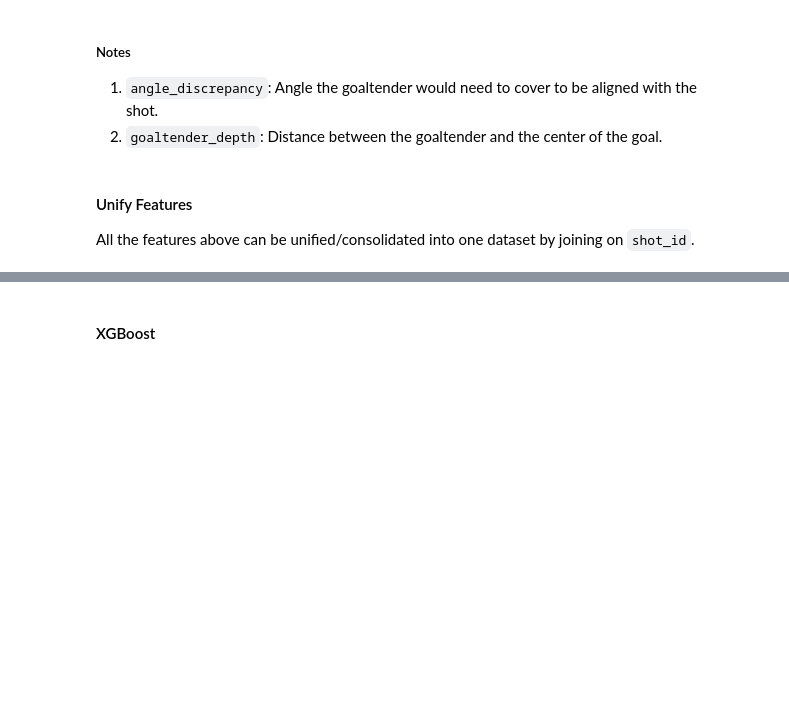
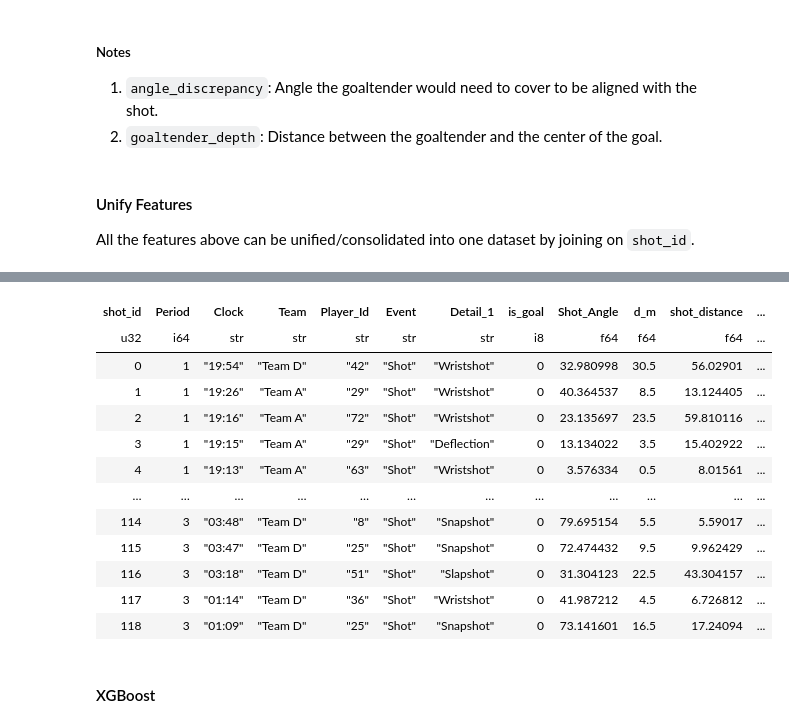
Before and after one commit to howardbaik/player-tracking-data, a Jupyter notebook: inspect-data.ipynb, the cells around one changed output, grey strips where cells are left out. Saved outputs shown, nothing was run; the diff lists cells and outputs as text; code cells hidden in the pictures; blank space fills up the shorter version.

Commit message:
Work on XGBoost section

```diff
--- a/inspect-data.ipynb
+++ b/inspect-data.ipynb
@@ -1161,3 +1173,75 @@ shot_goaltender = (
 #### Unify Features
 
 All the features above can be unified/consolidated into one dataset by joining on `shot_id`.
+# %%
+# Unify all expected-goals features into one per-shot dataset by joining on shot_id.
+#
+# Shot Location was computed display-only above, so its features are recomputed here
+# keyed by shot_id (same logic: normalize to the right side, then angle/distances).
+# The other sections already produce shot_id-keyed tables: shot_speeds (Shooter
+# Motion), pressure (Pressure), crossings + avg_speed (Pre-Shot Movement),
+# total_occlusion (Traffic), goaltender_positioning (Goaltender Positioning).
+
+shot_location = (
+    shots
+    # Normalize to right side
+    .with_columns(
+        pl.when(pl.col("X_Coordinate") < 0)
+        .then(-pl.col("X_Coordinate"))
+        .otherwise(pl.col("X_Coordinate"))
+        .alias("X_Coordinate"),
+
+        pl.when(pl.col("X_Coordinate") < 0)
+        .then(-pl.col("Y_Coordinate"))
+        .otherwise(pl.col("Y_Coordinate"))
+        .alias("Y_Coordinate"),
+    )
+    # Shot angle (degrees), meridian distance, and distance to goal
+    .with_columns(
+        (
+            pl.arctan2(pl.col("Y_Coordinate"), 89 - pl.col("X_Coordinate"))
+            .abs()
+            * (180 / math.pi)
+        ).alias("Shot_Angle"),
+        pl.col("Y_Coordinate").abs().alias("d_m"),
+    )
+    .with_columns(
+        ((89 - pl.col("X_Coordinate")).pow(2) + pl.col("Y_Coordinate").pow(2))
+        .sqrt()
+        .alias("shot_distance"),
+    )
+    .select("shot_id", "Shot_Angle", "d_m", "shot_distance")
+)
+
+shot_features = (
+    shots.select("shot_id", "Period", "Clock", "Clock_Seconds", "Team", "Player_Id", "Event", "Detail_1")
+    .with_columns((pl.col("Event") == "Goal").cast(pl.Int8).alias("is_goal"))
+    # Shot Location
+    .join(shot_location, on="shot_id", how="left")
+    # Shooter Motion
+    .join(
+        shot_speeds.select("shot_id", "shooter_speed_fps", "shooter_speed_mph", "match_quality"),
+        on="shot_id", how="left",
+    )
+    # Pressure
+    .join(pressure, on="shot_id", how="left")
+    # Pre-Shot Movement
+    .join(crossings, on="shot_id", how="left")
+    .join(avg_speed, on="shot_id", how="left")
+    # Traffic
+    .join(total_occlusion, on="shot_id", how="left")
+    # Goaltender Positioning
+    .join(goaltender_positioning, on="shot_id", how="left")
+    .sort(["Period", "Clock_Seconds"], descending=[False, True])
+    .drop("Clock_Seconds")
+)
+
+print(f"{shot_features.height} shots x {shot_features.width} columns "
+      f"({shot_features['is_goal'].sum()} goals)")
+print("nulls per column:", shot_features.null_count().row(0, named=True))
+
+
+# Final output:
+#  A single table with one row per shot and all expected-goals features ready for modeling.
+shot_features
+# %% [output]
@@ -1164,3 +1251,16 @@ All the features above can be unified/consolidated into one dataset by joining o
+| shot_id | Period | Clock | Team | Player_Id | Event | Detail_1 | is_goal | Shot_Angle | d_m | shot_distance | ... |
+| u32 | i64 | str | str | str | str | str | i8 | f64 | f64 | f64 | ... |
+| 0 | 1 | "19:54" | "Team D" | "42" | "Shot" | "Wristshot" | 0 | 32.980998 | 30.5 | 56.02901 | ... |
+| 1 | 1 | "19:26" | "Team A" | "29" | "Shot" | "Wristshot" | 0 | 40.364537 | 8.5 | 13.124405 | ... |
+| 2 | 1 | "19:16" | "Team A" | "72" | "Shot" | "Wristshot" | 0 | 23.135697 | 23.5 | 59.810116 | ... |
+| 3 | 1 | "19:15" | "Team A" | "29" | "Shot" | "Deflection" | 0 | 13.134022 | 3.5 | 15.402922 | ... |
+| 4 | 1 | "19:13" | "Team A" | "63" | "Shot" | "Wristshot" | 0 | 3.576334 | 0.5 | 8.01561 | ... |
+| … | … | … | … | … | … | … | … | … | … | … | ... |
+| 114 | 3 | "03:48" | "Team D" | "8" | "Shot" | "Snapshot" | 0 | 79.695154 | 5.5 | 5.59017 | ... |
+| 115 | 3 | "03:47" | "Team D" | "25" | "Shot" | "Snapshot" | 0 | 72.474432 | 9.5 | 9.962429 | ... |
+| 116 | 3 | "03:18" | "Team D" | "51" | "Shot" | "Slapshot" | 0 | 31.304123 | 22.5 | 43.304157 | ... |
+| 117 | 3 | "01:14" | "Team D" | "36" | "Shot" | "Wristshot" | 0 | 41.987212 | 4.5 | 6.726812 | ... |
+| 118 | 3 | "01:09" | "Team D" | "25" | "Shot" | "Snapshot" | 0 | 73.141601 | 16.5 | 17.24094 | ... |
 # %% [markdown]
 #### XGBoost
 # %%
```
Also changed, not shown: parts of 13 cells of this notebook, 2 other files.
